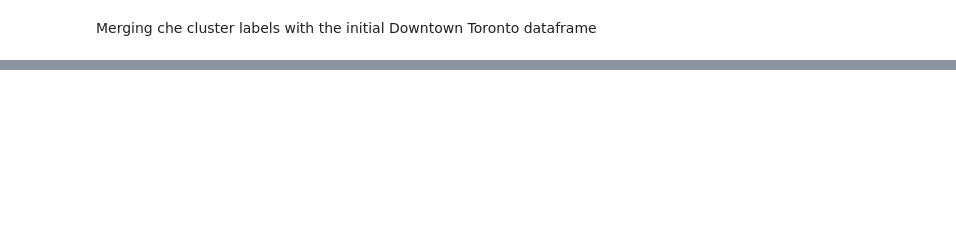
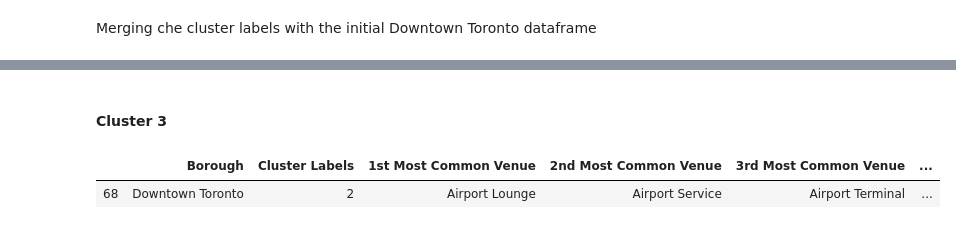
Before and after one commit to MianHan/Coursera_Capstone, a Jupyter notebook: Capstone_Toronto_coordinates.ipynb, the cells around one changed output, grey strips where cells are left out. Drawn from its saved outputs; the diff is of its cells as text; code cells hidden in the pictures; blank space fills up the shorter version.

```diff
--- a/Capstone_Toronto_coordinates.ipynb
+++ b/Capstone_Toronto_coordinates.ipynb
@@ -609,0 +670,7 @@ IndexError: list index out of range
+# %% [markdown]
+#### Cluster 3
+# %%
+DownT_merged.loc[DownT_merged['Cluster Labels'] == 2, DownT_merged.columns[[1] + list(range(5, DownT_merged.shape[1]))]]
+# %% [output]
+|  | Borough | Cluster Labels | 1st Most Common Venue | 2nd Most Common Venue | 3rd Most Common Venue | ... |
+| 68 | Downtown Toronto | 2 | Airport Lounge | Airport Service | Airport Terminal | ... |
```
Also changed, not shown: parts of 21 cells of this notebook.
